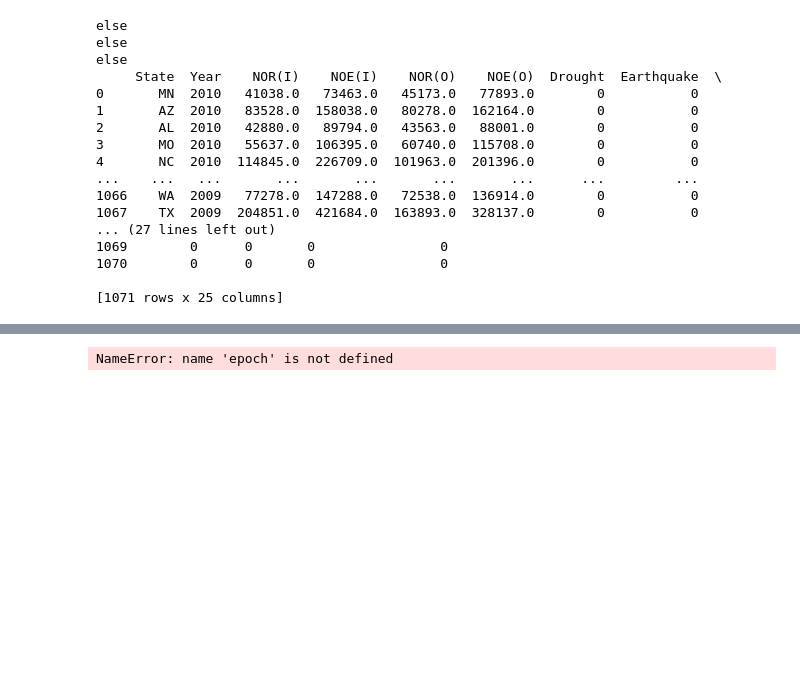
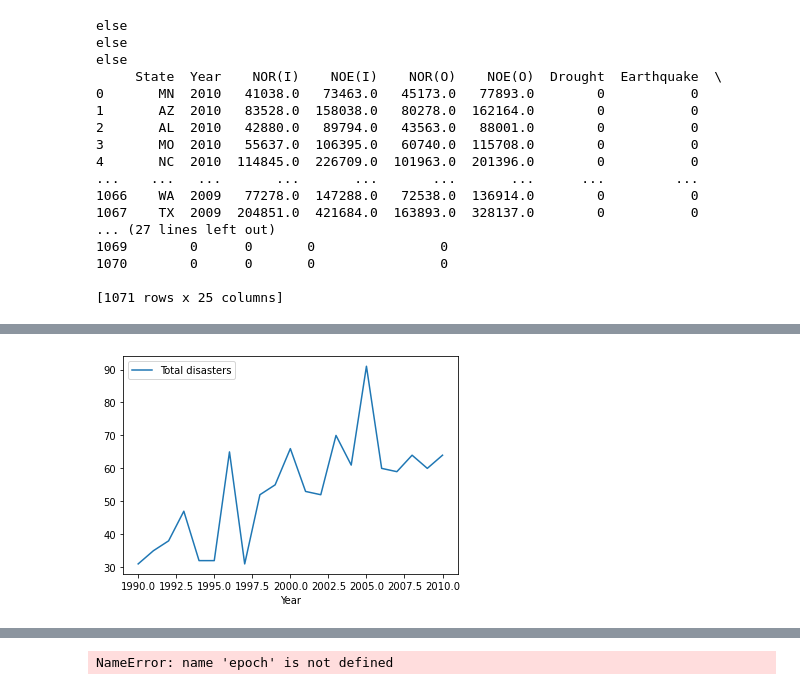
Before and after one commit to Suzanna-Neely-Yates/climate-displacement, a Jupyter notebook: code/notebook.ipynb, the cells around one changed output, grey strips where cells are left out. Cells and saved outputs as stored; diff of their text form; code cells hidden in the pictures; blank space fills up the shorter version.

```diff
--- a/code/notebook.ipynb
+++ b/code/notebook.ipynb
@@ -841,0 +884,20 @@ df.head()
+# %%
+# dataset for create graph of natural disasters per year
+
+df_disaster_graph = df.copy()
+
+df_disaster_graph.pop('NOR(I)')
+df_disaster_graph.pop('NOE(I)')
+df_disaster_graph.pop('NOR(O)')
+df_disaster_graph.pop('NOE(O)')
+df_disaster_graph.pop('Unnamed: 0')
+df_disaster_graph.pop('State')
+
+df_disaster_graph.head()
+df_disaster_graph = df_disaster_graph.transpose()
+header_row = 0
+df_disaster_graph.columns = df_disaster_graph.iloc[header_row]
+df_disaster_graph = df_disaster_graph.drop('Year')
+
+df_disaster_graph = df_disaster_graph.transpose()
+df_disaster_graph.head()
@@ -841,0 +912,6 @@ df.head()
+# %%
+# create graph of total number of disasters
+
+ax = df_disaster_graph.plot.line(y='Total disasters')
+# %% [output]
+[figure, added]
```
Also changed, not shown: parts of 15 cells of this notebook, 1 other file.
